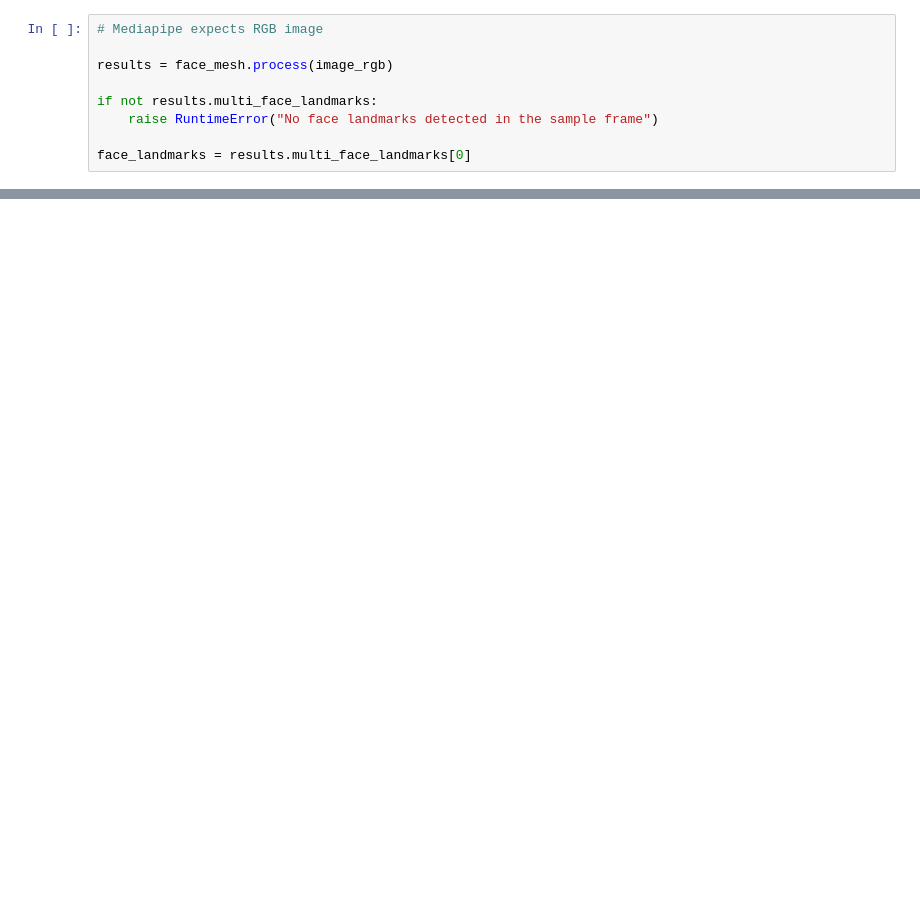
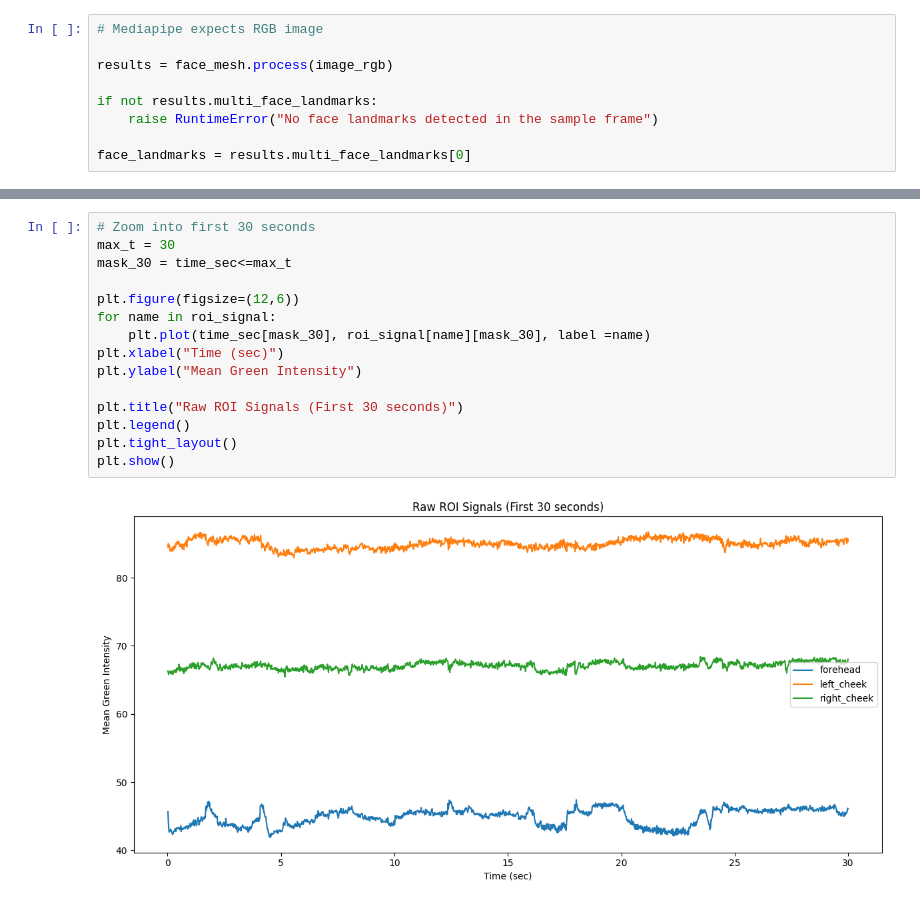
Before and after one commit to GHUFRAN-SIDDIQUI/facial-vital-rPPG, a Jupyter notebook: my_notebook.ipynb, the cells around one changed output, grey strips where cells are left out. Drawn from its saved outputs; the diff is of its cells as text; blank space fills up the shorter version.

Commit message:
1 First pipeline for video data

```diff
--- a/my_notebook.ipynb
+++ b/my_notebook.ipynb
@@ -87,0 +226,17 @@ face_landmarks = results.multi_face_landmarks[0]
+# %%
+# Zoom into first 30 seconds
+max_t = 30
+mask_30 = time_sec<=max_t
+
+plt.figure(figsize=(12,6))
+for name in roi_signal:
+    plt.plot(time_sec[mask_30], roi_signal[name][mask_30], label =name)
+plt.xlabel("Time (sec)")
+plt.ylabel("Mean Green Intensity")
+
+plt.title("Raw ROI Signals (First 30 seconds)")
+plt.legend()
+plt.tight_layout()
+plt.show()
+# %% [output]
+[figure, added]
```
Also changed, not shown: parts of 15 cells of this notebook.
